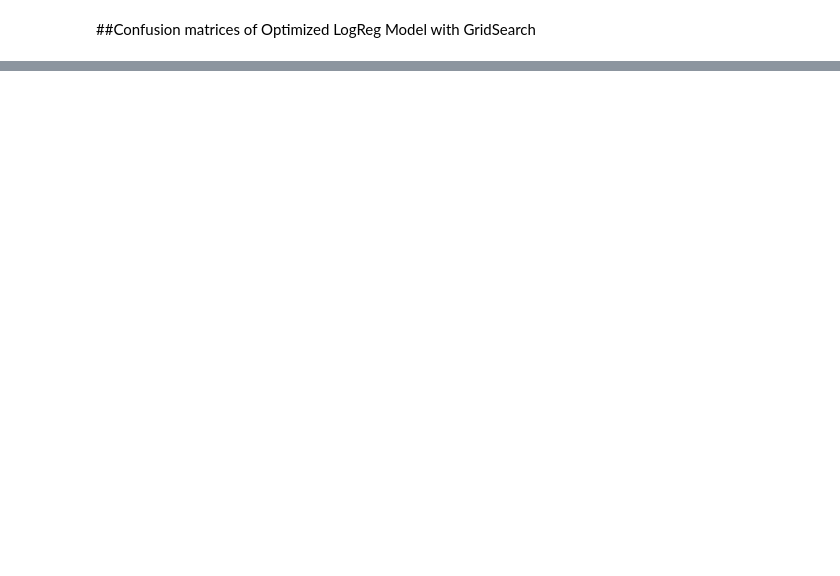
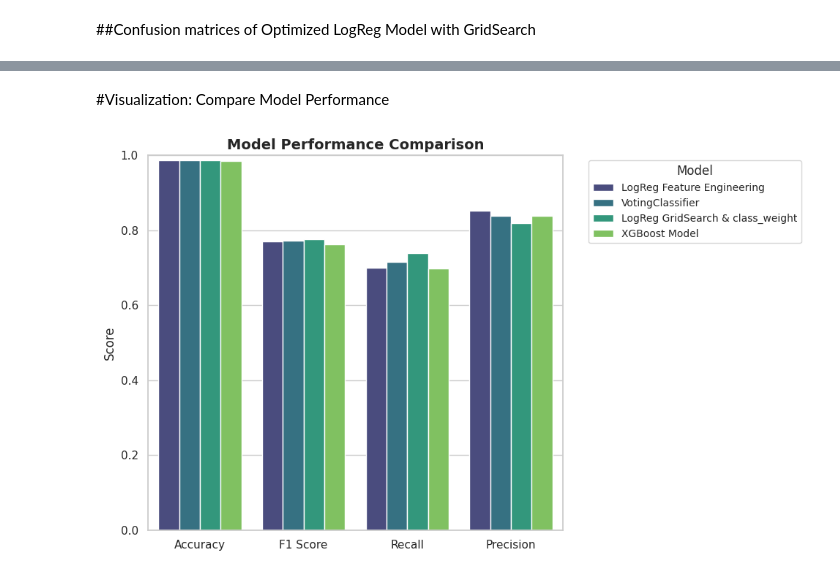
Before and after one commit to YnaPqt/supervised-machine-learning-conversion-rate, a Jupyter notebook: conversion_rate_challenge.ipynb, the cells around one changed output, grey strips where cells are left out. Cells and saved outputs as stored; diff of their text form; code cells hidden in the pictures; blank space fills up the shorter version.

```diff
--- a/conversion_rate_challenge.ipynb
+++ b/conversion_rate_challenge.ipynb
@@ -685,0 +738,12 @@ weighted avg       0.98      0.96      0.97     56643
+# %%
+from sklearn.ensemble import VotingClassifier
+
+# Create Voting Classifier
+voting_clf = VotingClassifier(
+    estimators=[
+        ('logreg', logreg_clf),
+        ('gridsearch_lr', gridsearch),
+        ('xgb', model_xgb)
+    ],
+    voting='soft'
+)
@@ -685,0 +752,3 @@ weighted avg       0.98      0.96      0.97     56643
+# %%
+# Train the ensemble model
+voting_clf.fit(X_train, y_train)
@@ -685,0 +781,3 @@ weighted avg       0.98      0.96      0.97     56643
+# %%
+# Predictions
+y_pred_voting = voting_clf.predict(X_test)
@@ -685,0 +854,39 @@ weighted avg       0.98      0.96      0.97     56643
+# %% [markdown]
+#Visualization: Compare Model Performance
+# %%
+# Convert results to a DataFrame
+performance_df = pd.DataFrame(results)
+
+# Sort by Accuracy
+performance_df = performance_df.sort_values(by="Accuracy", ascending=False)
+
+# Melt the DataFrame for Seaborn (long format for grouped bar plot)
+df_melted = performance_df.melt(id_vars="Model", var_name="Metric", value_name="Score")
+
+# Custom color palette
+custom_palette = {
+    "Accuracy": "royalblue",
+    "F1 Score": "seagreen",
+    "Recall": "darkorange",
+    "Precision": "crimson"
+}
+
+# Plot using Seaborn
+plt.figure(figsize=(10, 6))
+sns.barplot(x="Metric", y="Score", hue="Model", data=df_melted, palette="viridis")
+
+# Formatting
+plt.title("Model Performance Comparison", fontsize=14, fontweight='bold')
+plt.ylabel("Score", fontsize=12)
+plt.xlabel("")
+plt.xticks(fontsize=11)
+plt.yticks(fontsize=11)
+plt.legend(title="Model", bbox_to_anchor=(1.05, 1), loc='upper left', fontsize=10)
+
+# Ensure the y-axis goes from 0 to 1
+plt.ylim(0, 1)
+
+plt.tight_layout()
+plt.show()
+# %% [output]
+[figure, added]
```
Also changed, not shown: parts of 69 cells of this notebook.
